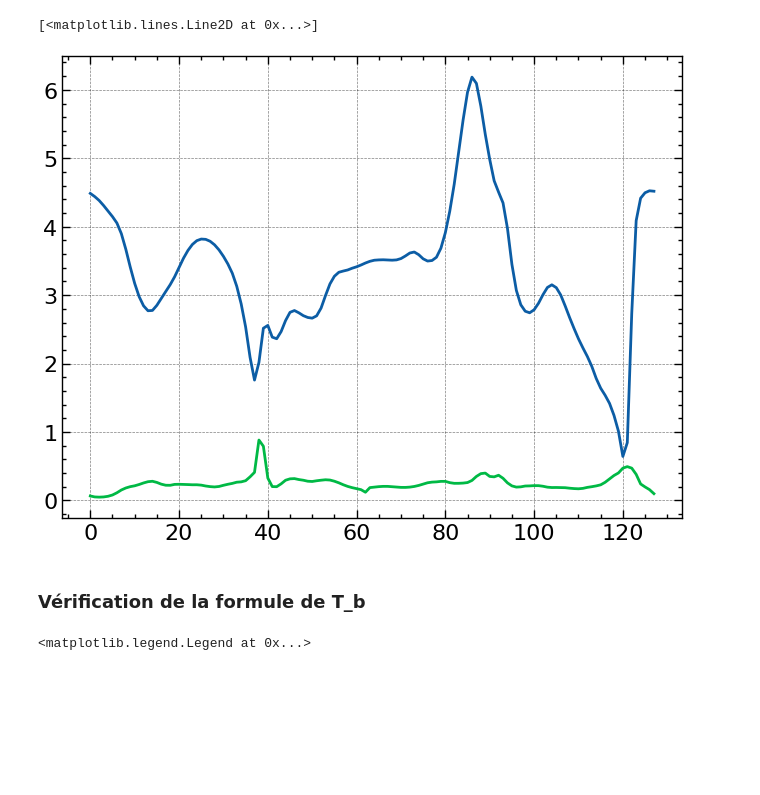
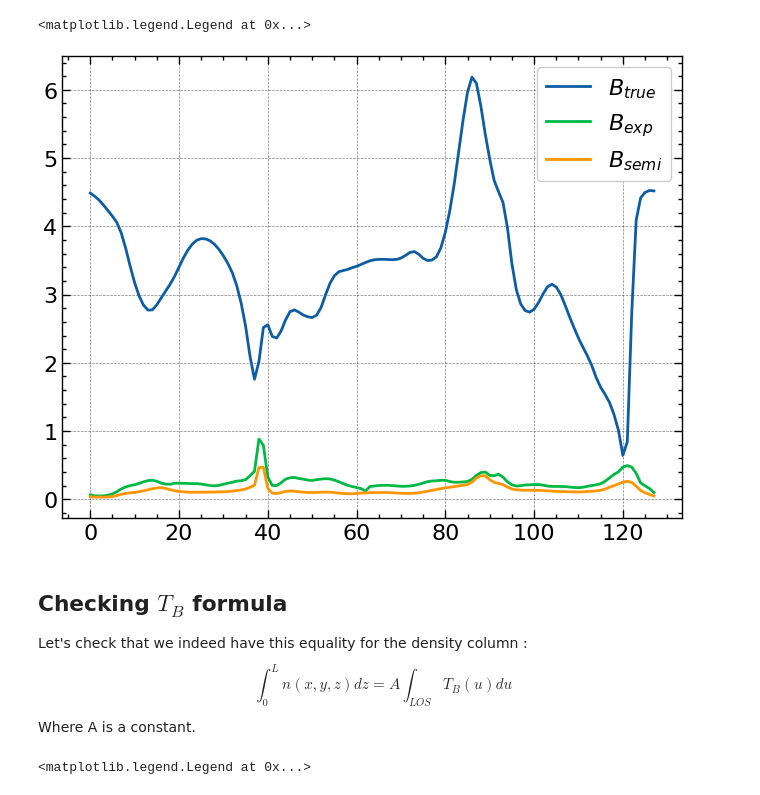
Before and after one commit to TimotheSchmidt/Code-PNU, a Jupyter notebook: Sigma_v.ipynb, the cells around one changed output. Saved outputs shown, nothing was run; the diff lists cells and outputs as text; code cells hidden in the pictures; blank space fills up the shorter version.

```diff
--- a/Sigma_v.ipynb
+++ b/Sigma_v.ipynb
@@ -39,8 +62,8 @@ def Tb(x, y, u_max, u_min, du):
         Tb.append(Tb_u(x, y, u))
     return(Tb)
 # %%
-x = 60
-y = 50
+x = 10
+y = 47
 u_max =  12
 u_min = -12.3
 du = (u_max - u_min)/1000
@@ -62,9 +85,8 @@ def C(x,y):
     Den = 0
     u_max = 12.1
     u_min = -12.3
-    du = 0.1
-    n = int((u_max - u_min)/du) + 1
-    U = np.linspace(u_min, u_max, n)
+    du = (u_max - u_min)/1000
+    U = np.arange(u_min, u_max, du)
 
     for u in U:
         Num += u * Tb_u(x,y,u)
@@ -92,0 +111,4 @@ sigma_v(10,15)
+# %%
+def sigma_v_t(x,y):
+    """true value of sigma_v"""
+    return np.std(file[3].data[x,y,:])
@@ -93,26 +126,38 @@ sigma_v(10,15)
 # %%
 def B(file,x,y,z):
+    """Estimation of B using the test formula"""
+    return np.sqrt(4/3 * np.pi * file[0].data[x,y,z]) * sigma_v(x,y)/Sigma_psi.sigma_psi_global()
 
-    return np.sqrt(4/3 * np.pi * file[0].data[x,y,z]) * sigma_v(x,y)/Sigma_psi.sigma_psi_global()
+def B_semi(file,x,y,z):
+    """same as B but using the true value of sigma_v"""
+    return np.sqrt(4/3 * np.pi * file[0].data[x,y,z]) * sigma_v_t(x,y)/Sigma_psi.sigma_psi_global()
 # %%
 def B_true(y,z):
-    B = []
+    """ true value of the projection of B on the (x,y) plane, at the line (y,z)"""
     Bx = file[4].data[:,y,z]
     By = file[5].data[:,y,z]
     B = np.sqrt(Bx**2 + By**2)
+    return B
 
-
-    return B
 B_t = B_true(50,50)
 B_exp = [B(file,x,50,50) for x in range(128)]
-x = np.arange(0, 128, 1)
+B_semi = [B_semi(file,x,50,50) for x in range(128)]
+X = np.arange(0, 128, 1)
 
-plt.plot(x, B_t)
-plt.plot(x, B_exp)
+plt.plot(X, B_t, label = "$B_{true}$")
+plt.plot(X, B_exp, label = "$B_{exp}$")
+plt.plot(X, B_semi, label = "$B_{semi}$")
+plt.legend()
 # %% [output]
-[<matplotlib.lines.Line2D at 0x...>]
+<matplotlib.legend.Legend at 0x...>
-[figure, old version]
+[figure, new version]
-# %% [markdown]
-### Vérification de la formule de T_b
+# %% [markdown]
+## Checking $T_B$ formula
+
+Let's check that we indeed have this equality for the density column :
+$$
+\int_0 ^L n(x,y,z) dz = A \int_{LOS} T_B(u) du
+$$
+Where A is a constant.
 # %%
 def N(x,y):
```
Also changed, not shown: parts of 8 cells of this notebook, 1 other file.
